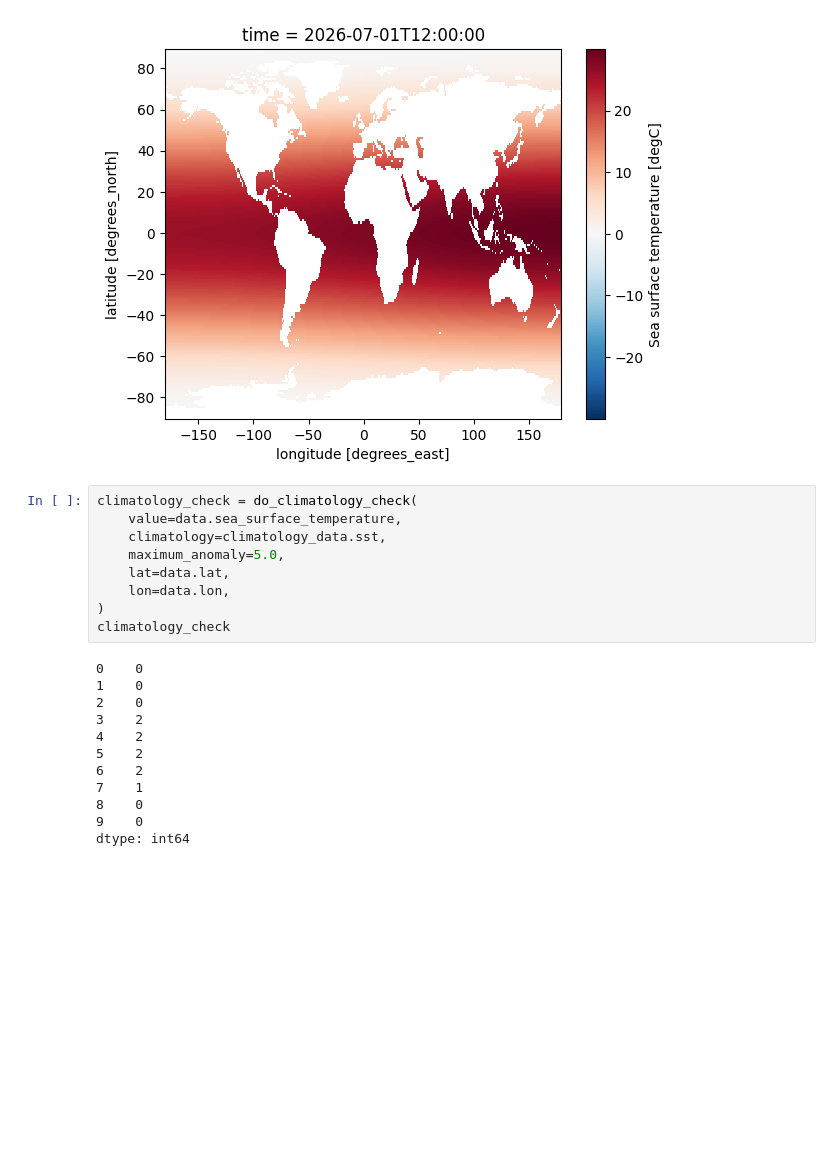
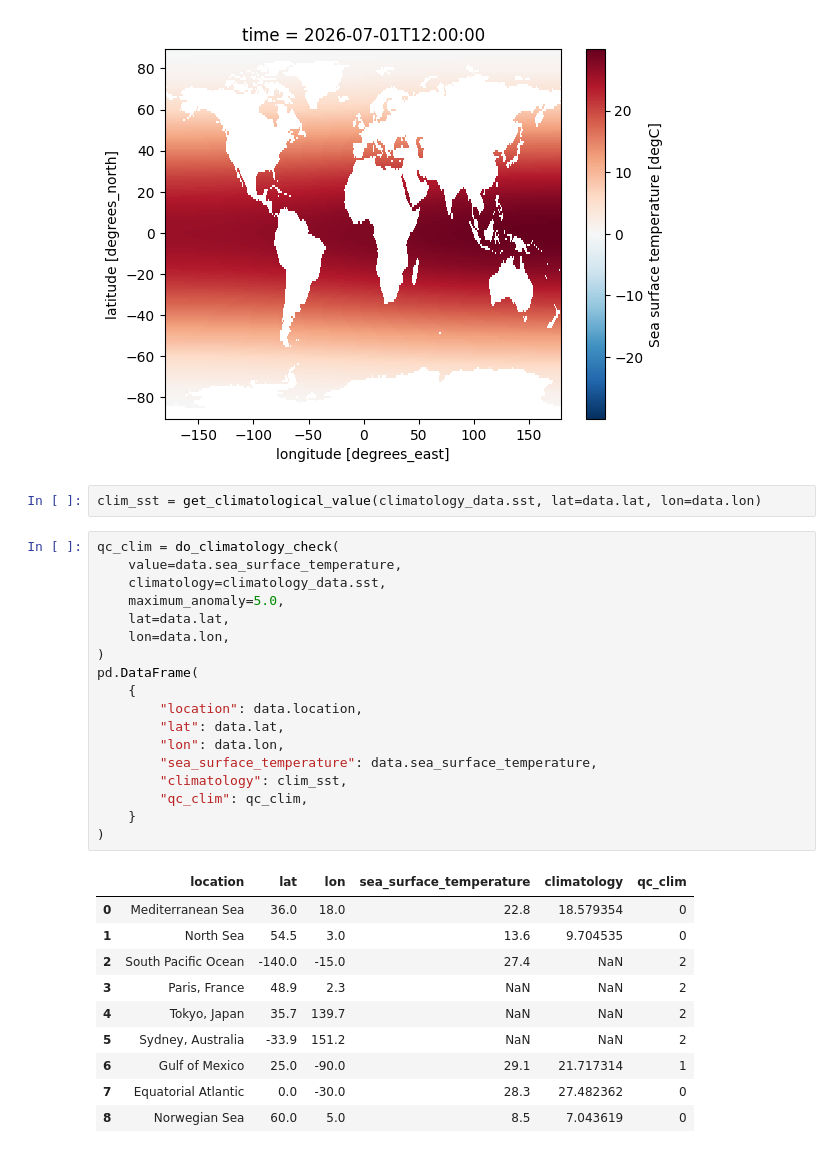
Before and after one commit to glamod/marine_qc, a Jupyter notebook: docs/notebooks/qc_individual.ipynb, the cells around one changed output. Saved outputs shown, nothing was run; the diff lists cells and outputs as text; blank space fills up the shorter version.

```diff
--- a/docs/notebooks/qc_individual.ipynb
+++ b/docs/notebooks/qc_individual.ipynb
@@ -201,27 +165,37 @@ climatology_data.sst.plot()
 # %% [output]
 <matplotlib.collections.QuadMesh at 0x...>
 [figure]
+# %%
+clim_sst = get_climatological_value(climatology_data.sst, lat=data.lat, lon=data.lon)
 # %%
-climatology_check = do_climatology_check(
+qc_clim = do_climatology_check(
     value=data.sea_surface_temperature,
     climatology=climatology_data.sst,
     maximum_anomaly=5.0,
     lat=data.lat,
     lon=data.lon,
 )
-climatology_check
+pd.DataFrame(
+    {
+        "location": data.location,
+        "lat": data.lat,
+        "lon": data.lon,
+        "sea_surface_temperature": data.sea_surface_temperature,
+        "climatology": clim_sst,
+        "qc_clim": qc_clim,
+    }
+)
 # %% [output]
-0    0
-1    0
-2    0
-3    2
-4    2
-5    2
-6    2
-7    1
-8    0
-9    0
-dtype: int64
+|  | location | lat | lon | sea_surface_temperature | climatology | qc_clim |
+| 0 | Mediterranean Sea | 36.0 | 18.0 | 22.8 | 18.579354 | 0 |
+| 1 | North Sea | 54.5 | 3.0 | 13.6 | 9.704535 | 0 |
+| 2 | South Pacific Ocean | -140.0 | -15.0 | 27.4 | NaN | 2 |
+| 3 | Paris, France | 48.9 | 2.3 | NaN | NaN | 2 |
+| 4 | Tokyo, Japan | 35.7 | 139.7 | NaN | NaN | 2 |
+| 5 | Sydney, Australia | -33.9 | 151.2 | NaN | NaN | 2 |
+| 6 | Gulf of Mexico | 25.0 | -90.0 | 29.1 | 21.717314 | 1 |
+| 7 | Equatorial Atlantic | 0.0 | -30.0 | 28.3 | 27.482362 | 0 |
+| 8 | Norwegian Sea | 60.0 | 5.0 | 8.5 | 7.043619 | 0 |
 # %%
 qc_dict = {
     "positional_check": {
```
Also changed, not shown: parts of 16 cells of this notebook.
